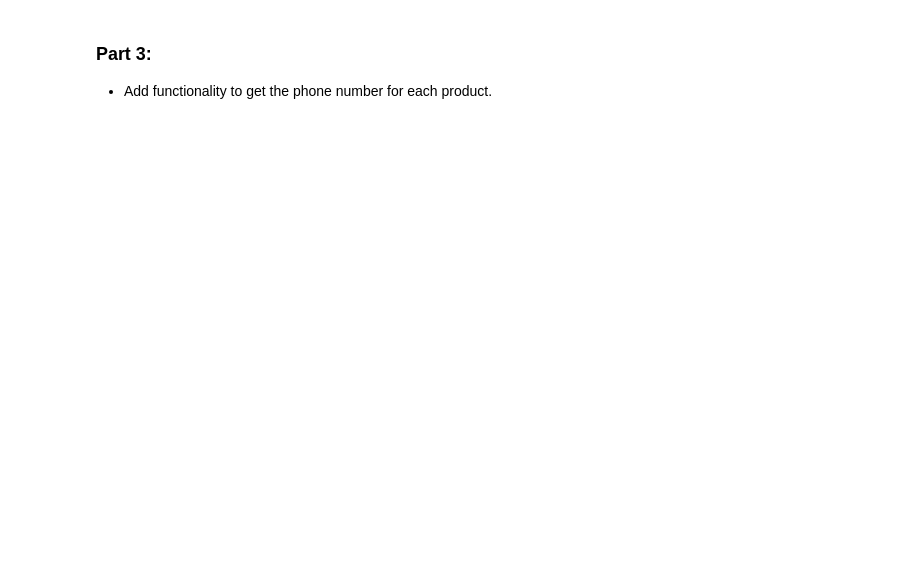
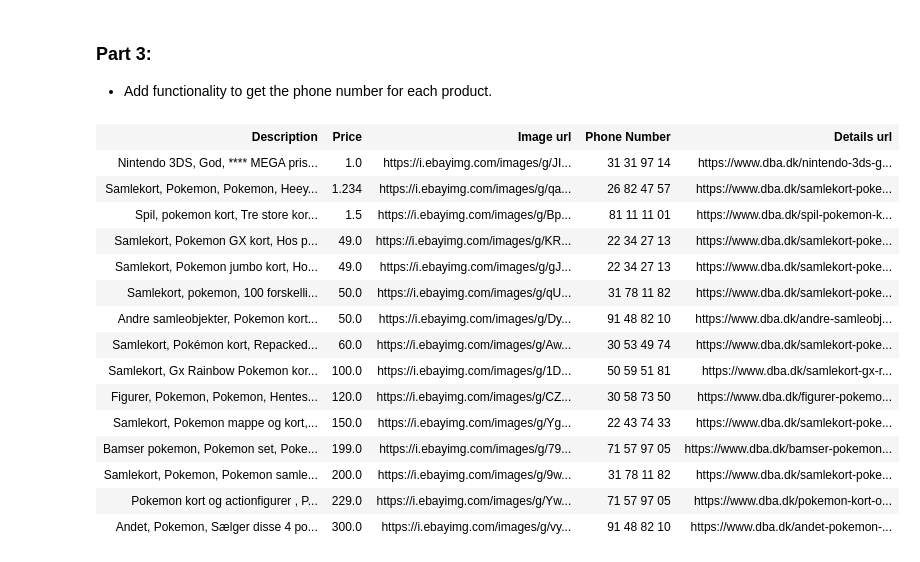
Before and after one commit to MartinMoller/Assignment-7-Webscraping, a Jupyter notebook: Assignment.ipynb, the cells around one changed output. Cells and saved outputs as stored; diff of their text form; code cells hidden in the pictures; blank space fills up the shorter version.

```diff
--- a/Assignment.ipynb
+++ b/Assignment.ipynb
@@ -60,3 +60,25 @@ Prisen er for alt
 # %% [markdown]
 ### Part 3:
 - Add functionality to get the phone number for each product.
+# %%
+##som i kan se i tabellen er der et telefon nummer til hvert produkt - funktionen ligger i selenium_dba.py
+
+from IPython.core.display import display, HTML
+display(HTML(data))
+# %% [output]
+| Description | Price | Image url | Phone Number | Details url |
+| Nintendo 3DS, God, **** MEGA pris... | 1.0 | https://i.ebayimg.com/images/g/JI... | 31 31 97 14 | https://www.dba.dk/nintendo-3ds-g... |
+| Samlekort, Pokemon, Pokemon, Heey... | 1.234 | https://i.ebayimg.com/images/g/qa... | 26 82 47 57 | https://www.dba.dk/samlekort-poke... |
+| Spil, pokemon kort, Tre store kor... | 1.5 | https://i.ebayimg.com/images/g/Bp... | 81 11 11 01 | https://www.dba.dk/spil-pokemon-k... |
+| Samlekort, Pokemon GX kort, Hos p... | 49.0 | https://i.ebayimg.com/images/g/KR... | 22 34 27 13 | https://www.dba.dk/samlekort-poke... |
+| Samlekort, Pokemon jumbo kort, Ho... | 49.0 | https://i.ebayimg.com/images/g/gJ... | 22 34 27 13 | https://www.dba.dk/samlekort-poke... |
+| Samlekort, pokemon, 100 forskelli... | 50.0 | https://i.ebayimg.com/images/g/qU... | 31 78 11 82 | https://www.dba.dk/samlekort-poke... |
+| Andre samleobjekter, Pokemon kort... | 50.0 | https://i.ebayimg.com/images/g/Dy... | 91 48 82 10 | https://www.dba.dk/andre-samleobj... |
+| Samlekort, Pokémon kort, Repacked... | 60.0 | https://i.ebayimg.com/images/g/Aw... | 30 53 49 74 | https://www.dba.dk/samlekort-poke... |
+| Samlekort, Gx Rainbow Pokemon kor... | 100.0 | https://i.ebayimg.com/images/g/1D... | 50 59 51 81 | https://www.dba.dk/samlekort-gx-r... |
+| Figurer, Pokemon, Pokemon, Hentes... | 120.0 | https://i.ebayimg.com/images/g/CZ... | 30 58 73 50 | https://www.dba.dk/figurer-pokemo... |
+| Samlekort, Pokemon mappe og kort,... | 150.0 | https://i.ebayimg.com/images/g/Yg... | 22 43 74 33 | https://www.dba.dk/samlekort-poke... |
+| Bamser pokemon, Pokemon set, Poke... | 199.0 | https://i.ebayimg.com/images/g/79... | 71 57 97 05 | https://www.dba.dk/bamser-pokemon... |
+| Samlekort, Pokemon, Pokemon samle... | 200.0 | https://i.ebayimg.com/images/g/9w... | 31 78 11 82 | https://www.dba.dk/samlekort-poke... |
+| Pokemon kort og actionfigurer , P... | 229.0 | https://i.ebayimg.com/images/g/Yw... | 71 57 97 05 | https://www.dba.dk/pokemon-kort-o... |
+| Andet, Pokemon, Sælger disse 4 po... | 300.0 | https://i.ebayimg.com/images/g/vy... | 91 48 82 10 | https://www.dba.dk/andet-pokemon-... |
```
Also changed, not shown: parts of 2 cells of this notebook, 2 other files.
